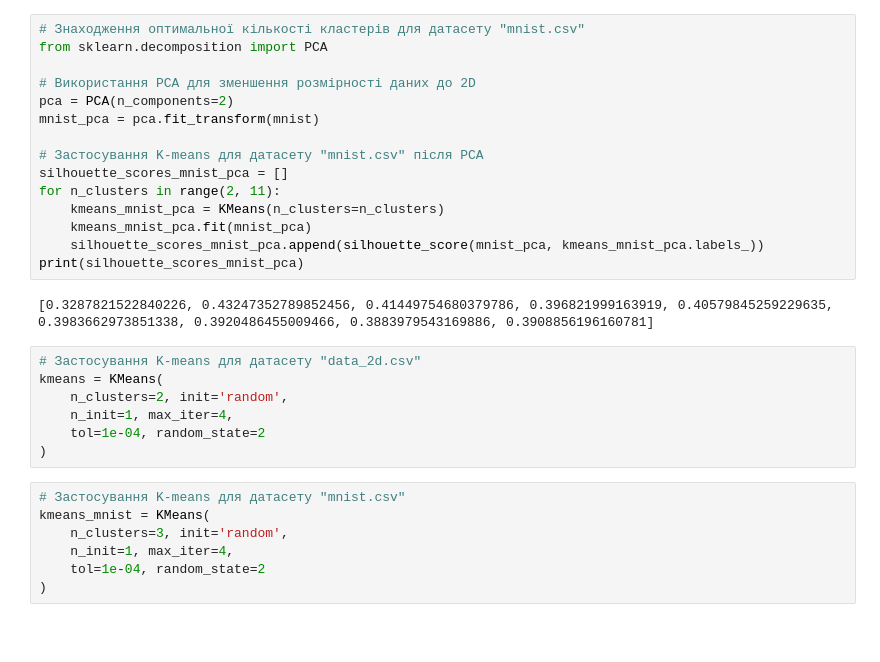
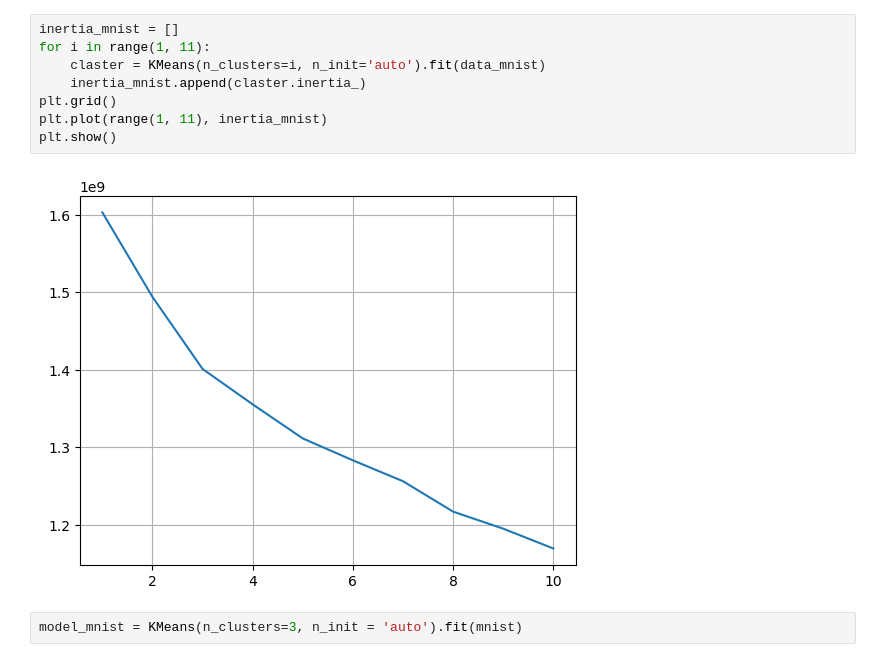
Before and after one commit to SergiyDovgopolyk/Data_Science, a Jupyter notebook: HW-6.ipynb, the cells around one changed output. Drawn from its saved outputs; the diff is of its cells as text; blank space fills up the shorter version.

```diff
--- a/HW-6.ipynb
+++ b/HW-6.ipynb
@@ -55,33 +48,14 @@ print(silhouette_scores_2d)
 # %%
-# Знаходження оптимальної кількості кластерів для датасету "mnist.csv"
-from sklearn.decomposition import PCA
-
-# Використання PCA для зменшення розмірності даних до 2D
-pca = PCA(n_components=2)
-mnist_pca = pca.fit_transform(mnist)
-
-# Застосування K-means для датасету "mnist.csv" після PCA
-silhouette_scores_mnist_pca = []
-for n_clusters in range(2, 11):
-    kmeans_mnist_pca = KMeans(n_clusters=n_clusters)
-    kmeans_mnist_pca.fit(mnist_pca)
-    silhouette_scores_mnist_pca.append(silhouette_score(mnist_pca, kmeans_mnist_pca.labels_))
-print(silhouette_scores_mnist_pca)
+inertia_mnist = []
+for i in range(1, 11):
+    claster = KMeans(n_clusters=i, n_init='auto').fit(data_mnist)
+    inertia_mnist.append(claster.inertia_)
+plt.grid()
+plt.plot(range(1, 11), inertia_mnist)
+plt.show()
 # %% [output]
-[0.3287821522840226, 0.43247352789852456, 0.41449754680379786, 0.396821999163919, 0.40579845259229635, 0.3983662973851338, 0.3920486455009466, 0.3883979543169886, 0.3908856196160781]
+[figure, added]
 # %%
-# Застосування K-means для датасету "data_2d.csv"
-kmeans = KMeans(
-    n_clusters=2, init='random',
-    n_init=1, max_iter=4,
-    tol=1e-04, random_state=2
-)
+model_mnist = KMeans(n_clusters=3, n_init = 'auto').fit(mnist)
-# %%
-# Застосування K-means для датасету "mnist.csv"
-kmeans_mnist = KMeans(
-    n_clusters=3, init='random',
-    n_init=1, max_iter=4,
-    tol=1e-04, random_state=2
-)
 # %%
 # Візуалізація результатів кластеризації
```
Also changed, not shown: parts of 6 cells of this notebook.
